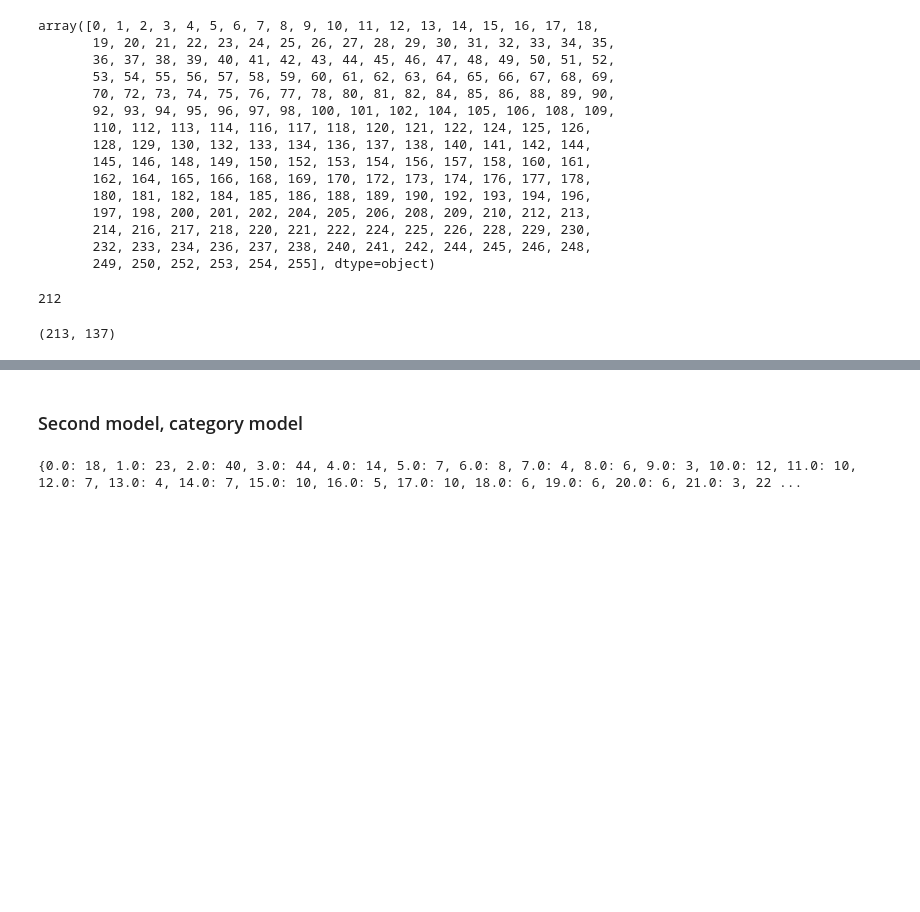
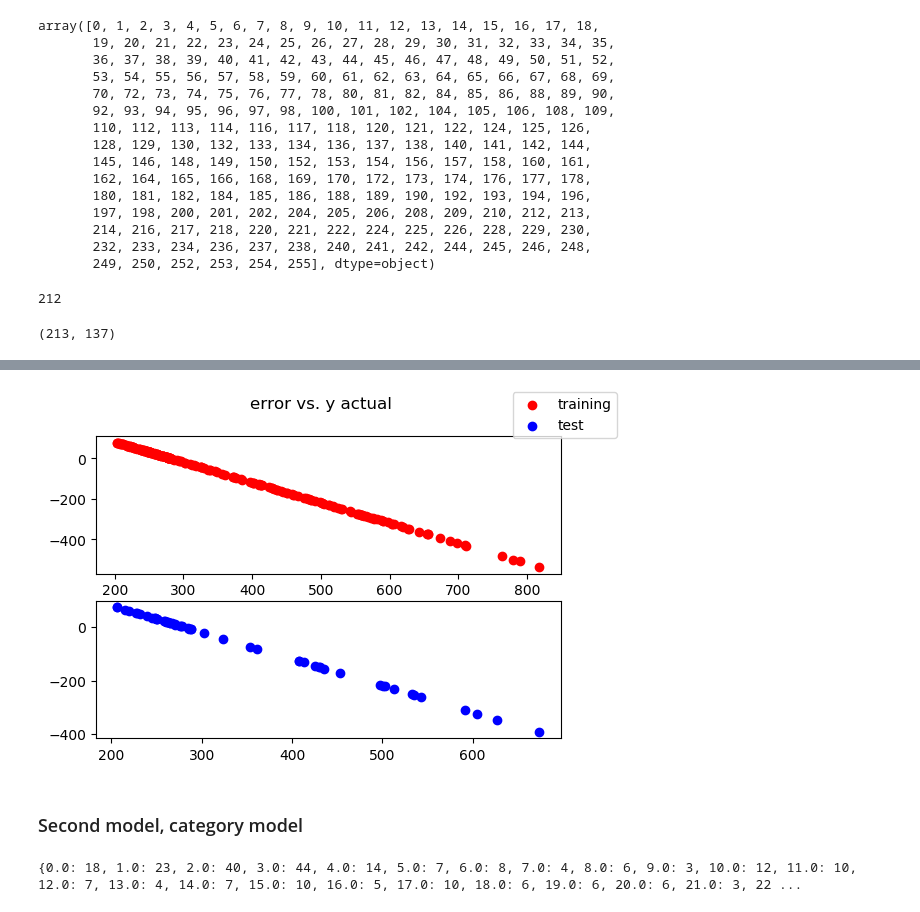
Before and after one commit to emissible/SPEEDCOM, a Jupyter notebook: SPEEDCOM/models/finger_print_rnn.ipynb, the cells around one changed output, grey strips where cells are left out. Cells and saved outputs as stored; diff of their text form; code cells hidden in the pictures; blank space fills up the shorter version.

```diff
--- a/SPEEDCOM/models/finger_print_rnn.ipynb
+++ b/SPEEDCOM/models/finger_print_rnn.ipynb
@@ -93,11 +93,16 @@ from keras.layers import LSTM, Dense, Embedding, Dropout, Flatten
 # %%
 hidden_size = 50
 model = Sequential()
-model.add(Embedding(X.shape[1], hidden_size, input_length= X.shape[1]))
+model.add(Embedding(256, hidden_size, input_length= X.shape[1]))
 model.add(LSTM(hidden_size, return_sequences=True))
+model.add(Dropout(0.3))
 model.add(LSTM(hidden_size, return_sequences=True))
+model.add(Dropout(0.3))
 model.add(LSTM(hidden_size, return_sequences=True))
 model.add(Dropout(0.4))
 model.add(Dense(hidden_size, activation='relu'))
 model.add(Flatten())
 model.add(Dense(1, activation='linear'))
+# %%
+model.compile(loss='mean_absolute_error', optimizer='Adam', metrics=['mean_absolute_error'])
+model.summary() ##use mean_squared_error loss
@@ -103,0 +127,2 @@ model.add(Dense(1, activation='linear'))
+# %%
+model.fit(X_train, y_train, batch_size=32, validation_data=(X_test, y_test), epochs=100)
@@ -132,3 +192,7 @@ InvalidArgumentError: indices[30,0] = 224 is not in [0, 137)
+# %%
+mutls.plot_model(X_train, X_test, y_train, y_test, model)
+# %% [output]
+[figure, added]
 # %% [markdown]
 ### Second model, category model
 # %%
```
Also changed, not shown: parts of 9 cells of this notebook, 2 other files.
